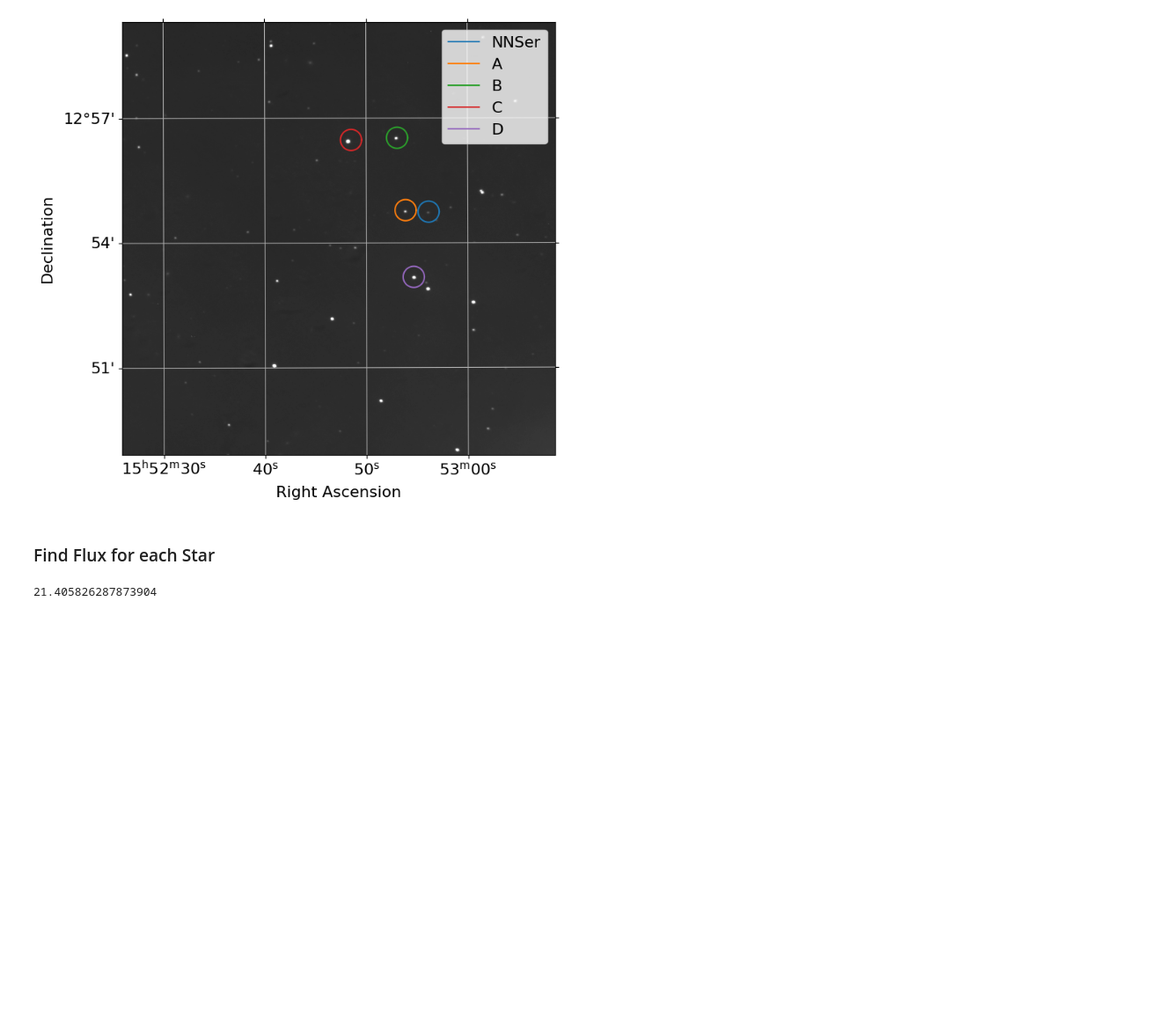
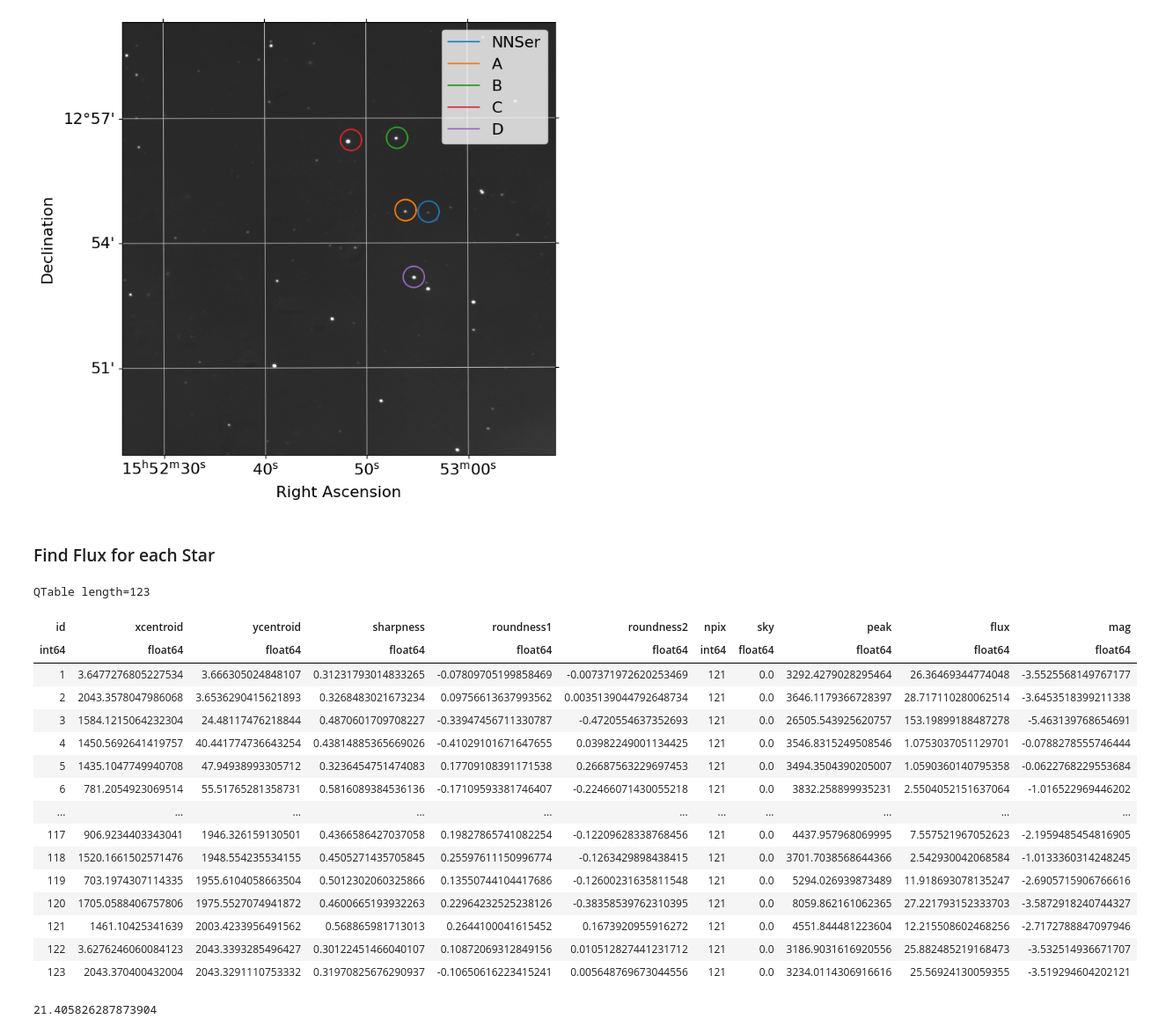
Before and after one commit to daraghhollman/UCD_PASS_Labs, a Jupyter notebook: Astronomy_Image_Analysis/astroImageAnalysis.ipynb, the cells around one changed output. Shown at 88% size. Cells and saved outputs as stored; diff of their text form; code cells hidden in the pictures; blank space fills up the shorter version.

```diff
--- a/Astronomy_Image_Analysis/astroImageAnalysis.ipynb
+++ b/Astronomy_Image_Analysis/astroImageAnalysis.ipynb
@@ -555,6 +570,26 @@ def FindStar(image, name, approxRA, approxDEC, tolerance = 50, showPlot=False):
 
         newStar = Star(name, [foundStar["xcentroid"], foundStar["ycentroid"]], finalSum, 0)
         return newStar
+# %%
+SearchStars(nnserIm17)
+# %% [output]
+QTable length=123
+| id | xcentroid | ycentroid | sharpness | roundness1 | roundness2 | npix | sky | peak | flux | mag |
+| int64 | float64 | float64 | float64 | float64 | float64 | int64 | float64 | float64 | float64 | float64 |
+| 1 | 3.6477276805227534 | 3.666305024848107 | 0.31231793014833265 | -0.07809705199858469 | -0.007371972620253469 | 121 | 0.0 | 3292.4279028295464 | 26.36469344774048 | -3.5525568149767177 |
+| 2 | 2043.3578047986068 | 3.6536290415621893 | 0.3268483021673234 | 0.09756613637993562 | 0.0035139044792648734 | 121 | 0.0 | 3646.1179366728397 | 28.717110280062514 | -3.6453518399211338 |
+| 3 | 1584.1215064232304 | 24.48117476218844 | 0.4870601709708227 | -0.33947456711330787 | -0.4720554637352693 | 121 | 0.0 | 26505.543925620757 | 153.19899188487278 | -5.463139768654691 |
+| 4 | 1450.5692641419757 | 40.441774736643254 | 0.43814885365669026 | -0.41029101671647655 | 0.03982249001134425 | 121 | 0.0 | 3546.8315249508546 | 1.0753037051129701 | -0.0788278555746444 |
+| 5 | 1435.1047749940708 | 47.94938993305712 | 0.3236454751474083 | 0.17709108391171538 | 0.26687563229697453 | 121 | 0.0 | 3494.3504390205007 | 1.0590360140795358 | -0.0622768229553684 |
+| 6 | 781.2054923069514 | 55.51765281358731 | 0.5816089384536136 | -0.17109593381746407 | -0.22466071430055218 | 121 | 0.0 | 3832.258899935231 | 2.5504052151637064 | -1.016522969446202 |
+| ... | ... | ... | ... | ... | ... | ... | ... | ... | ... | ... |
+| 117 | 906.9234403343041 | 1946.326159130501 | 0.4366586427037058 | 0.19827865741082254 | -0.12209628338768456 | 121 | 0.0 | 4437.957968069995 | 7.557521967052623 | -2.1959485454816905 |
+| 118 | 1520.1661502571476 | 1948.554235534155 | 0.4505271435705845 | 0.25597611150996774 | -0.1263429898438415 | 121 | 0.0 | 3701.7038568644366 | 2.542930042068584 | -1.0133360314248245 |
+| 119 | 703.1974307114335 | 1955.6104058663504 | 0.5012302060325866 | 0.13550744104417686 | -0.12600231635811548 | 121 | 0.0 | 5294.026939873489 | 11.918693078135247 | -2.6905715906766616 |
+| 120 | 1705.0588406757806 | 1975.5527074941872 | 0.4600665193932263 | 0.22964232525238126 | -0.38358539762310395 | 121 | 0.0 | 8059.862161062365 | 27.221793152333703 | -3.5872918240744327 |
+| 121 | 1461.10425341639 | 2003.4233956491562 | 0.568865981713013 | 0.2644100041615452 | 0.1673920955916272 | 121 | 0.0 | 4551.844481223604 | 12.215508602468256 | -2.7172788847097946 |
+| 122 | 3.6276246060084123 | 2043.3393285496427 | 0.30122451466040107 | 0.10872069312849156 | 0.010512827441231712 | 121 | 0.0 | 3186.9031616920556 | 25.882485219168473 | -3.532514936671707 |
+| 123 | 2043.370400432004 | 2043.3291110753332 | 0.31970825676290937 | -0.10650616223415241 | 0.005648769673044556 | 121 | 0.0 | 3234.0114306916616 | 25.56924130059355 | -3.519294604202121 |
 # %%
 # Finding exact star position and flux
 starA = FindStar(nnserIm17, "StarA", '15h52m56.131s', '+12d54m44.68s', tolerance=30)
```
Also changed, not shown: parts of 5 cells of this notebook, 8 other files.
